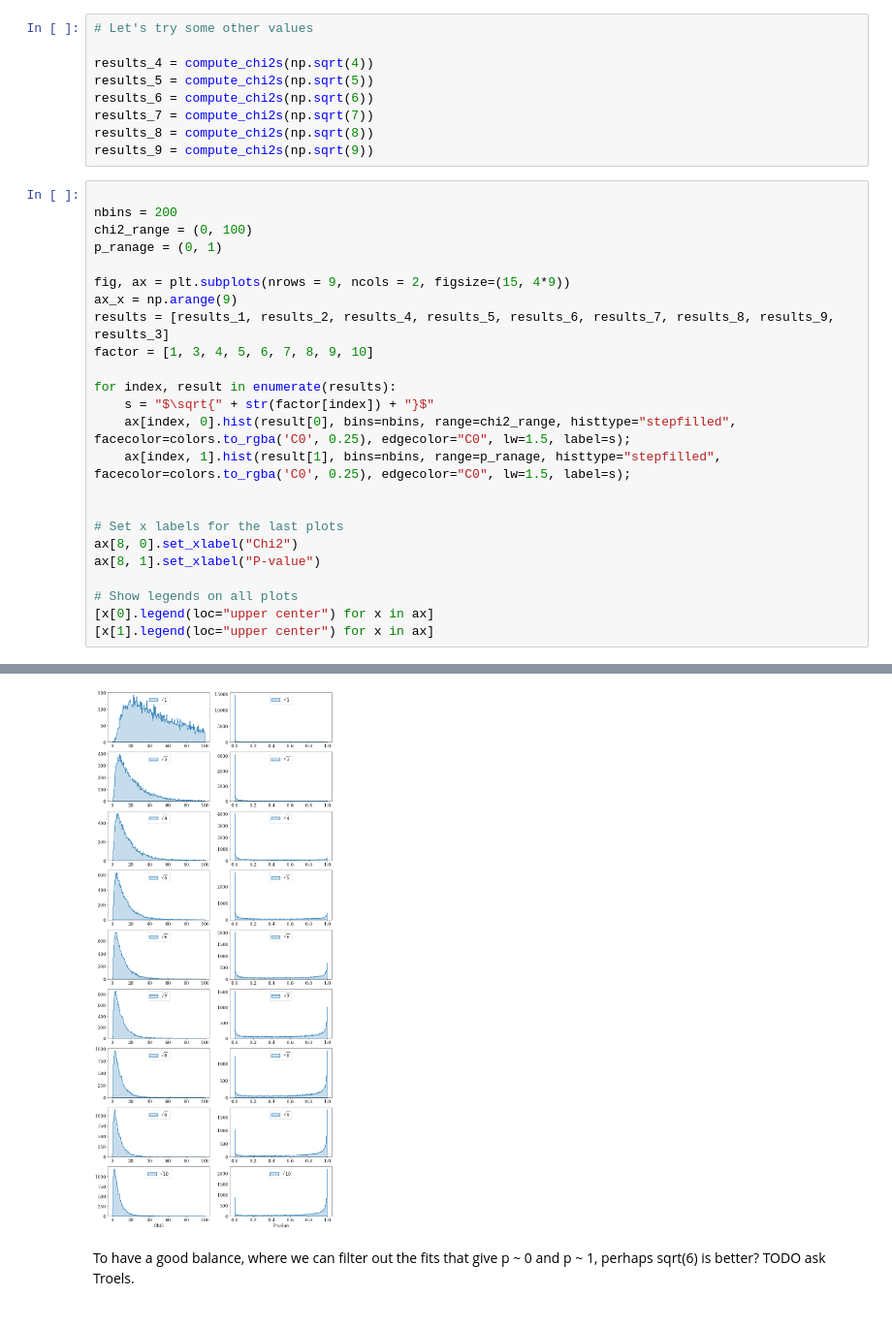
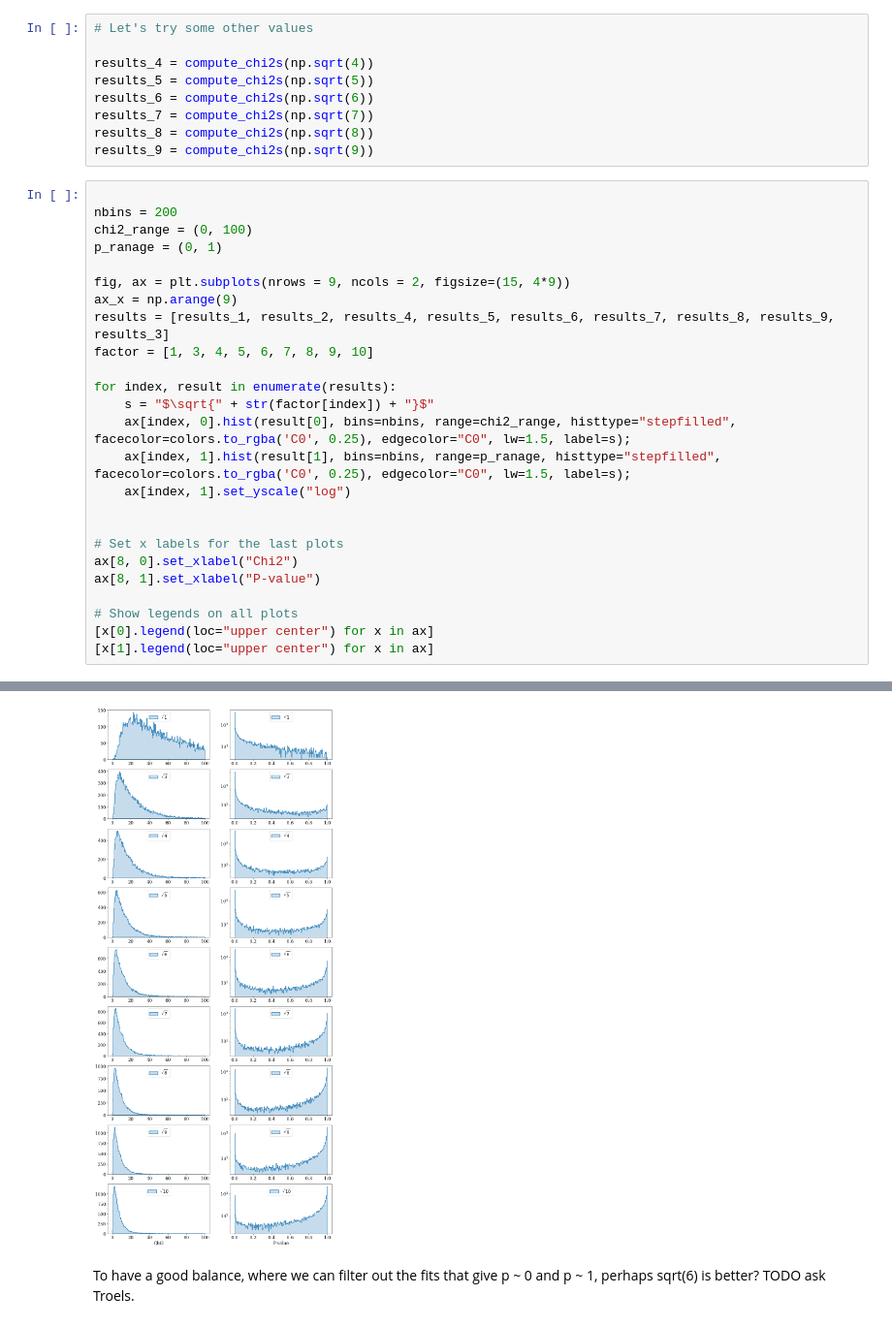
Before and after one commit to Harteg/bachelor-project, a Jupyter notebook: errors.ipynb, the cells around one changed output, grey strips where cells are left out. Shown: that part at 97% size. Saved outputs shown, nothing was run; the diff lists cells and outputs as text.

```diff
--- a/errors.ipynb
+++ b/errors.ipynb
@@ -113,33 +114,34 @@ chi2_range = (0, 100)
 p_ranage = (0, 1)
 
 fig, ax = plt.subplots(nrows = 9, ncols = 2, figsize=(15, 4*9))
 ax_x = np.arange(9)
 results = [results_1, results_2, results_4, results_5, results_6, results_7, results_8, results_9, results_3]
 factor = [1, 3, 4, 5, 6, 7, 8, 9, 10]
 
 for index, result in enumerate(results):
     s = "$\sqrt{" + str(factor[index]) + "}$"
     ax[index, 0].hist(result[0], bins=nbins, range=chi2_range, histtype="stepfilled", facecolor=colors.to_rgba('C0', 0.25), edgecolor="C0", lw=1.5, label=s);
     ax[index, 1].hist(result[1], bins=nbins, range=p_ranage, histtype="stepfilled", facecolor=colors.to_rgba('C0', 0.25), edgecolor="C0", lw=1.5, label=s);
+    ax[index, 1].set_yscale("log")
 
 
 # Set x labels for the last plots
 ax[8, 0].set_xlabel("Chi2")
 ax[8, 1].set_xlabel("P-value")
 
 # Show legends on all plots
 [x[0].legend(loc="upper center") for x in ax]
 [x[1].legend(loc="upper center") for x in ax]
 # %% [output]
 [<matplotlib.legend.Legend at 0x...>,
  <matplotlib.legend.Legend at 0x...>,
  <matplotlib.legend.Legend at 0x...>,
  <matplotlib.legend.Legend at 0x...>,
  <matplotlib.legend.Legend at 0x...>,
  <matplotlib.legend.Legend at 0x...>,
  <matplotlib.legend.Legend at 0x...>,
  <matplotlib.legend.Legend at 0x...>,
  <matplotlib.legend.Legend at 0x...>]
-[figure, old version]
+[figure, new version]
 # %% [markdown]
 To have a good balance, where we can filter out the fits that give p ~ 0 and p ~ 1, perhaps sqrt(6) is better? TODO ask Troels.
```
Also changed, not shown: parts of 1 cell of this notebook, 6 other files.
